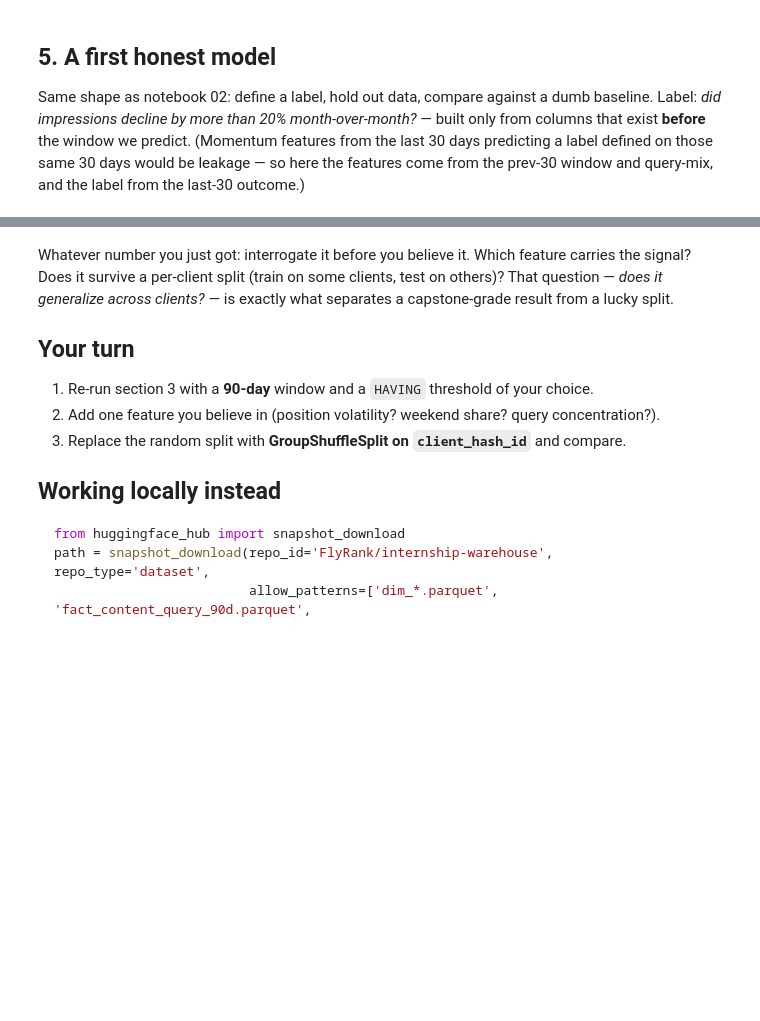
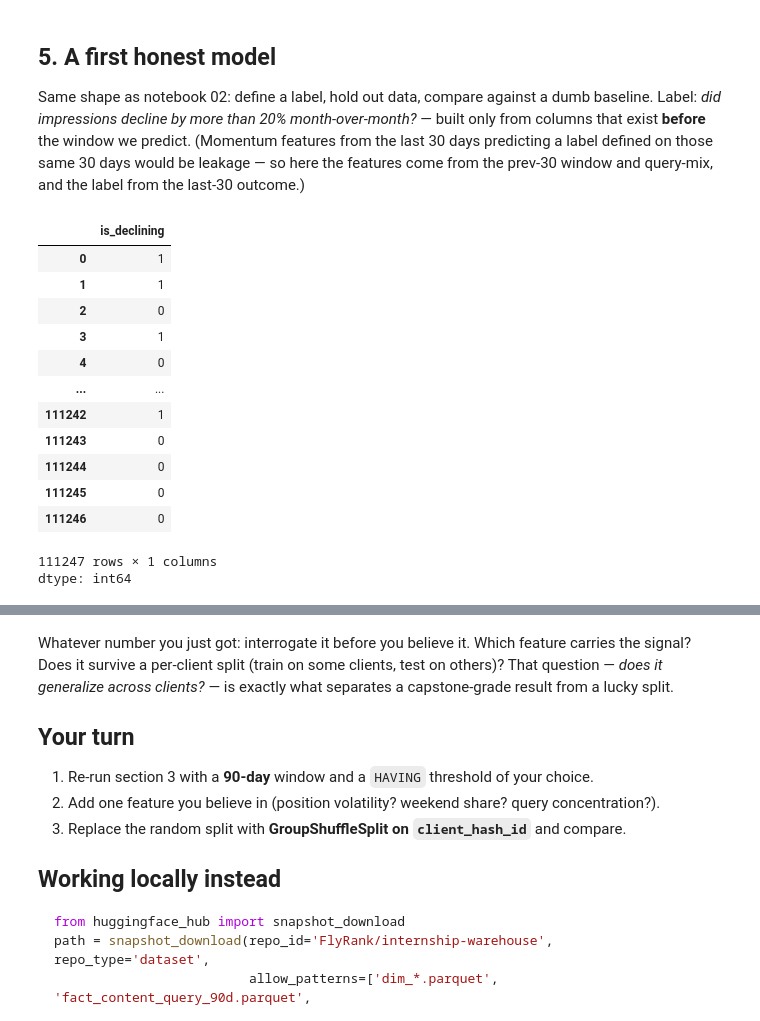
Before and after one commit to ahmedabdelshaheed/flyrank_machinelearning, a Jupyter notebook: notebooks/03_working_with_the_full_release.ipynb, the cells around one changed output, grey strips where cells are left out. Drawn from its saved outputs; the diff is of its cells as text; code cells hidden in the pictures; blank space fills up the shorter version.

```diff
--- a/notebooks/03_working_with_the_full_release.ipynb
+++ b/notebooks/03_working_with_the_full_release.ipynb
@@ -125,6 +164,24 @@ Label: *did impressions decline by more than 20% month-over-month?* — built on
 that exist **before** the window we predict. (Momentum features from the last 30 days predicting
 a label defined on those same 30 days would be leakage — so here the features come from the
 prev-30 window and query-mix, and the label from the last-30 outcome.)
+# %%
+data['is_declining'] = (data['imp_last30'] < 0.8 * data['imp_prev30']).astype(int)
+data['is_declining']
+# %% [output]
+|  | is_declining |
+| 0 | 1 |
+| 1 | 1 |
+| 2 | 0 |
+| 3 | 1 |
+| 4 | 0 |
+| ... | ... |
+| 111242 | 1 |
+| 111243 | 0 |
+| 111244 | 0 |
+| 111245 | 0 |
+| 111246 | 0 |
+111247 rows × 1 columns
+dtype: int64
 # %%
 import numpy as np
 from sklearn.ensemble import RandomForestClassifier
```
Also changed, not shown: parts of 7 cells of this notebook.
